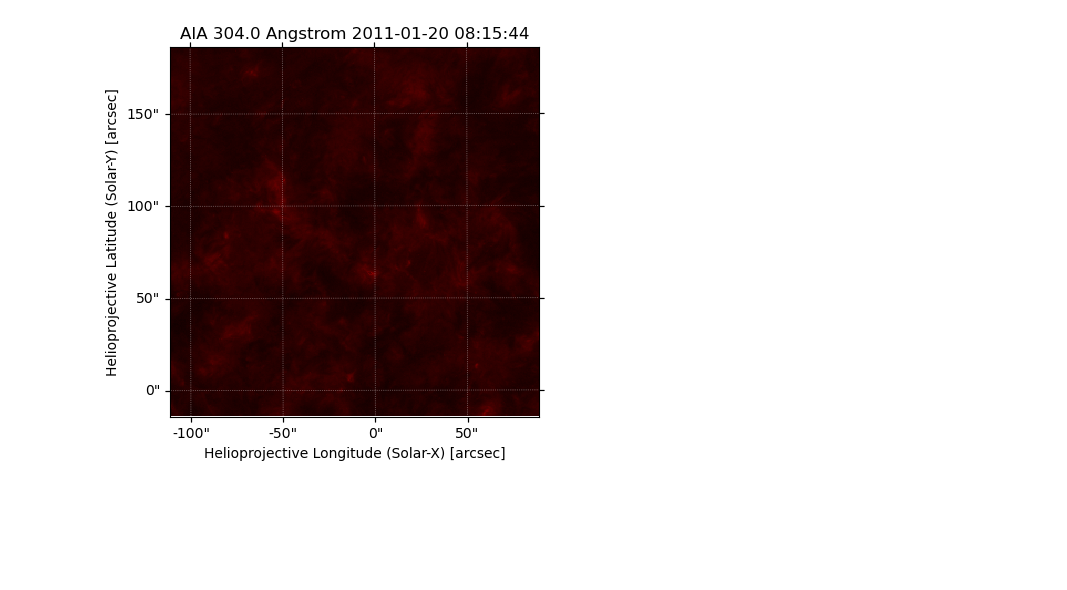
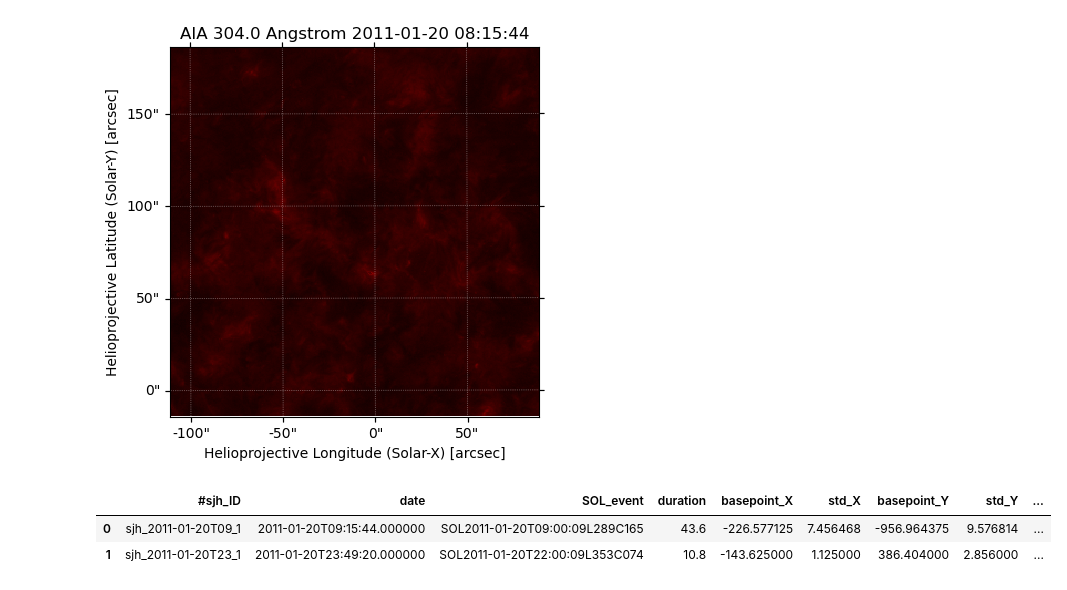
Before and after one commit to CS-433/ml-project-2-jac, a Jupyter notebook: essai.ipynb, the cells around one changed output. Saved outputs shown, nothing was run; the diff lists cells and outputs as text; code cells hidden in the pictures; blank space fills up the shorter version.

```diff
--- a/essai.ipynb
+++ b/essai.ipynb
@@ -58,3 +58,13 @@ Waiting for 0 seconds...
 1 URLs found for download. Full request totalling 1MB
 <matplotlib.animation.FuncAnimation at 0x...>
 [figure]
+# %%
+import pandas as pd
+data=pd.read_csv("./data/Jet_clusters_3.0_2.0_paperID.csv", sep=",")
+data.columns=data.columns.str.strip()
+data=data.drop(columns="velocity")
+data.head(2)
+# %% [output]
+|  | #sjh_ID | date | SOL_event | duration | basepoint_X | std_X | basepoint_Y | std_Y | ... |
+| 0 | sjh_2011-01-20T09_1 | 2011-01-20T09:15:44.000000 | SOL2011-01-20T09:00:09L289C165 | 43.6 | -226.577125 | 7.456468 | -956.964375 | 9.576814 | ... |
+| 1 | sjh_2011-01-20T23_1 | 2011-01-20T23:49:20.000000 | SOL2011-01-20T22:00:09L353C074 | 10.8 | -143.625000 | 1.125000 | 386.404000 | 2.856000 | ... |
```
Also changed, not shown: parts of 2 cells of this notebook, 1 other file.
